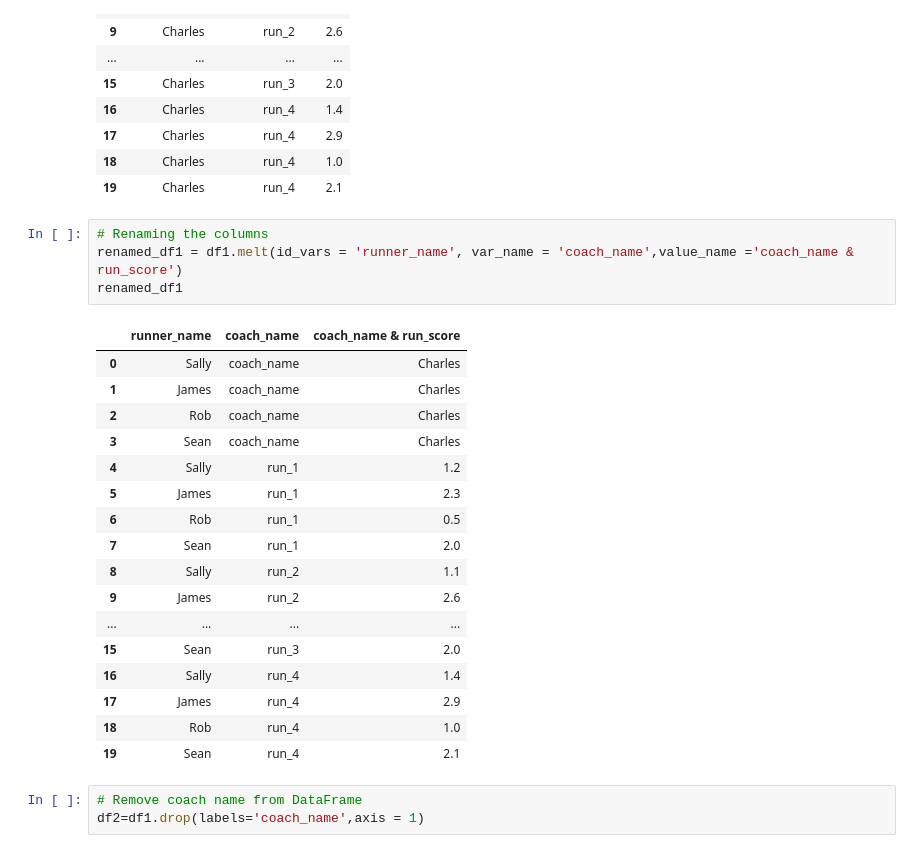
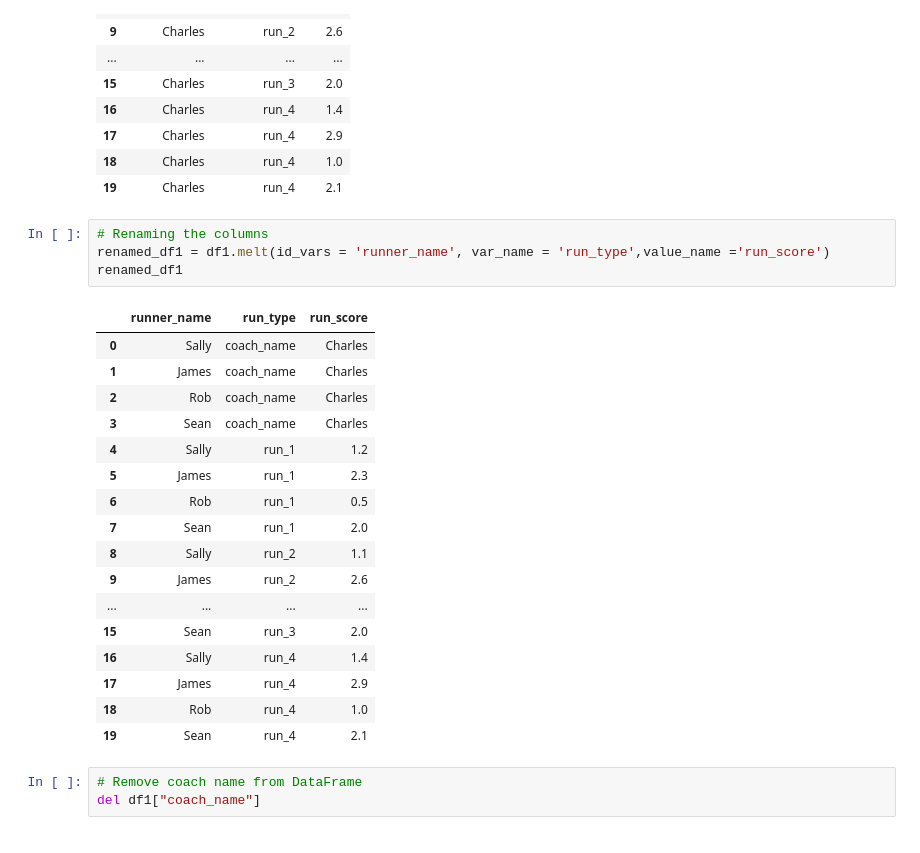
Before and after one commit to jkakafua/Data_science_assignment, a Jupyter notebook: 03-Pandas/02-SkillDrill/SkillDrill.ipynb, the cells around one changed output. Drawn from its saved outputs; the diff is of its cells as text.

```diff
--- a/03-Pandas/02-SkillDrill/SkillDrill.ipynb
+++ b/03-Pandas/02-SkillDrill/SkillDrill.ipynb
@@ -80,10 +80,10 @@ df1.melt(id_vars='coach_name')
 | 19 | Charles | run_4 | 2.1 |
 # %%
 # Renaming the columns
-renamed_df1 = df1.melt(id_vars = 'runner_name', var_name = 'coach_name',value_name ='coach_name & run_score')
+renamed_df1 = df1.melt(id_vars = 'runner_name', var_name = 'run_type',value_name ='run_score')
 renamed_df1
 # %% [output]
-|  | runner_name | coach_name | coach_name & run_score |
+|  | runner_name | run_type | run_score |
 | 0 | Sally | coach_name | Charles |
 | 1 | James | coach_name | Charles |
 | 2 | Rob | coach_name | Charles |
@@ -102,4 +102,4 @@ renamed_df1
 | 19 | Sean | run_4 | 2.1 |
 # %%
 # Remove coach name from DataFrame
-df2=df1.drop(labels='coach_name',axis = 1)
+del df1["coach_name"]
```
Also changed, not shown: parts of 3 cells of this notebook, 5 other files.
